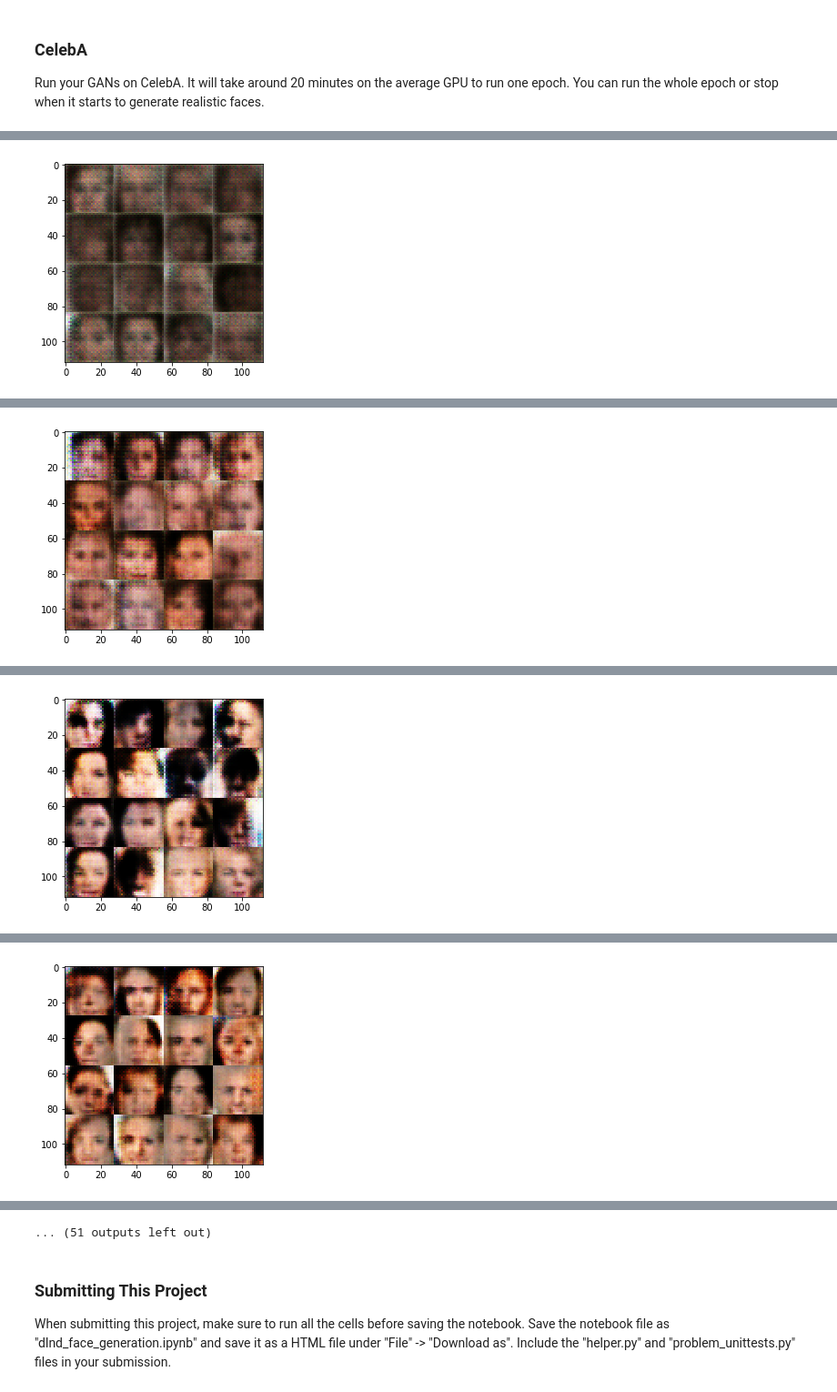
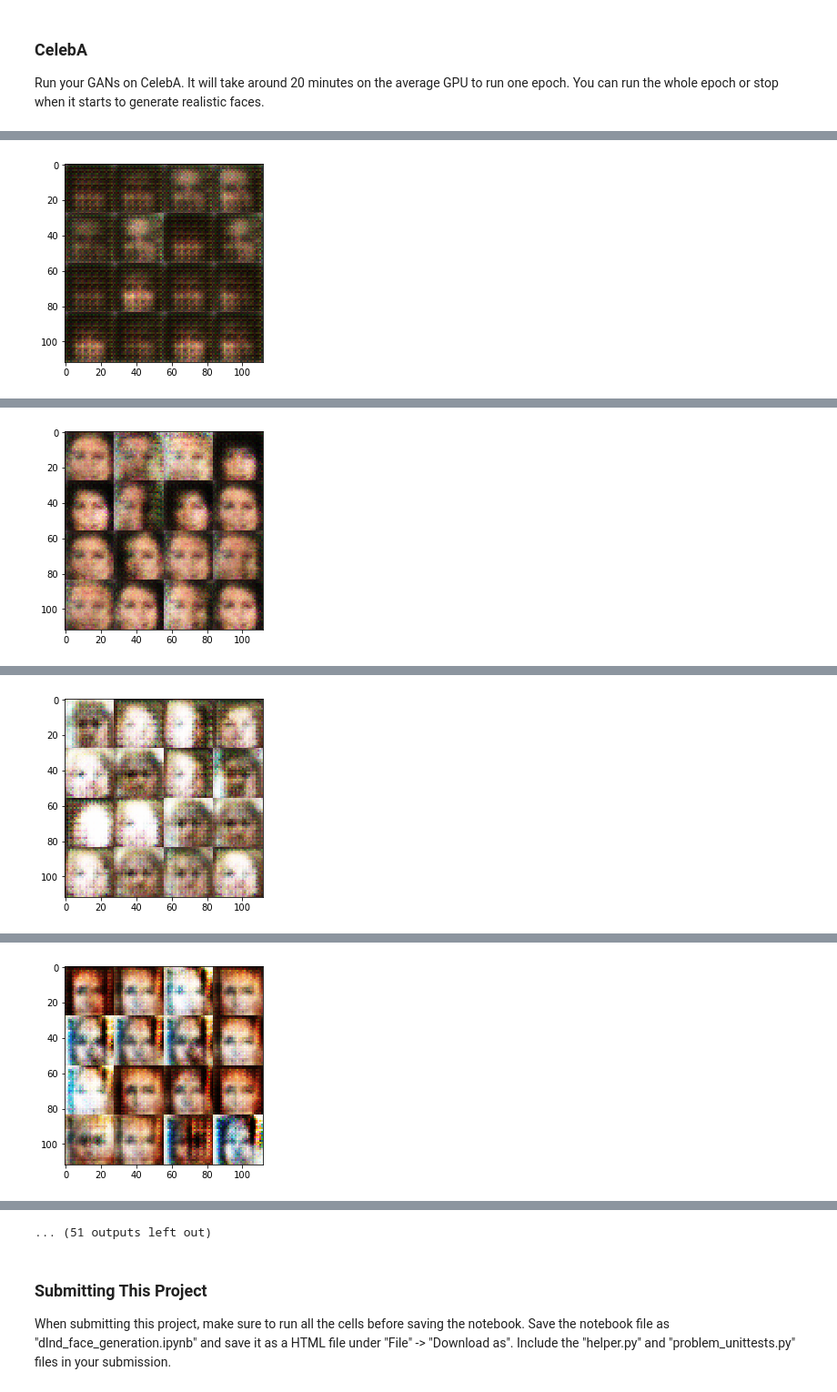
Before and after one commit to yinquan529/UdacityDeepLearning, a Jupyter notebook: project5/dlnd_face_generation.ipynb, the cells around one changed output, grey strips where cells are left out. Shown at 91% size. Saved outputs shown, nothing was run; the diff lists cells and outputs as text; code cells hidden in the pictures.

```diff
--- a/project5/dlnd_face_generation.ipynb
+++ b/project5/dlnd_face_generation.ipynb
@@ -141,20 +141,24 @@ def discriminator(images, reuse=False):
     :return: Tuple of (tensor output of the discriminator, tensor logits of the discriminator)
     """
     # TODO: Implement Function
+    def lrelu(x, leak=0.2):
+        f1 = 0.5 * (1 + leak)
+        f2 = 0.5 * (1 - leak)
+        return (f1 * x + f2 * abs(x))
+
     with tf.variable_scope('discriminator',reuse=reuse):
-        alpha = 0.15
-        x1 = tf.layers.conv2d(images, 64,5,strides=2,padding='same')
-        relu1 = tf.maximum(alpha * x1, x1)
+        x1 = tf.layers.conv2d(images, 64,5,strides=2,padding='same',kernel_initializer=tf.random_normal_initializer(stddev=0.02))
+        relu1 = lrelu(x1)
 
-        x2 = tf.layers.conv2d(relu1, 128,5,strides=2,padding='same')
+        x2 = tf.layers.conv2d(relu1, 128,5,strides=2,padding='same',kernel_initializer=tf.random_normal_initializer(stddev=0.02))
         bn2 = tf.layers.batch_normalization(x2, training=True)
-        relu2 = tf.maximum(alpha * bn2, bn2)
+        relu2 = lrelu(bn2)
 
-        x3 = tf.layers.conv2d(relu2, 256, 5, strides=2, padding='same')
+        x3 = tf.layers.conv2d(relu2, 256, 5, strides=2, padding='same',kernel_initializer=tf.random_normal_initializer(stddev=0.02))
         bn3 = tf.layers.batch_normalization(x3, training=True)
-        relu3 = tf.maximum(alpha * bn3, bn3)
+        relu3 = lrelu(bn3)
 
-        flat = tf.reshape(relu3, (-1, 4*4*256))
+        flat = tf.contrib.layers.flatten(relu3)
         logits = tf.layers.dense(flat,1)
         out = tf.sigmoid(logits)
 
@@ -461,9 +488,9 @@ Epoch 1/2... Discriminator Loss: 1.010151... Generator Loss: 1.0340
 Run your GANs on CelebA.  It will take around 20 minutes on the average GPU to run one epoch.  You can run the whole epoch or stop when it starts to generate realistic faces.
 # %%
 batch_size = 64
-z_dim = 128
+z_dim = 100
 learning_rate = 0.0008
-beta1 = 0.5
+beta1 = 0.2
 
 
 """
@@ -489 +516 @@ Epoch 1/1... Discriminator Loss: 1.789953... Generator Loss: 0.3380
-[figure, old version]
+[figure, new version]
@@ -500 +527 @@ Epoch 1/1... Discriminator Loss: 3.245725... Generator Loss: 5.0248
-[figure, old version]
+[figure, new version]
@@ -511 +538 @@ Epoch 1/1... Discriminator Loss: 0.917514... Generator Loss: 1.2016
-[figure, old version]
+[figure, new version]
@@ -522 +549 @@ Epoch 1/1... Discriminator Loss: 1.515242... Generator Loss: 0.6523
-[figure, old version]
+[figure, new version]
```
Also changed, not shown: parts of 3 cells of this notebook, 2 other files.
